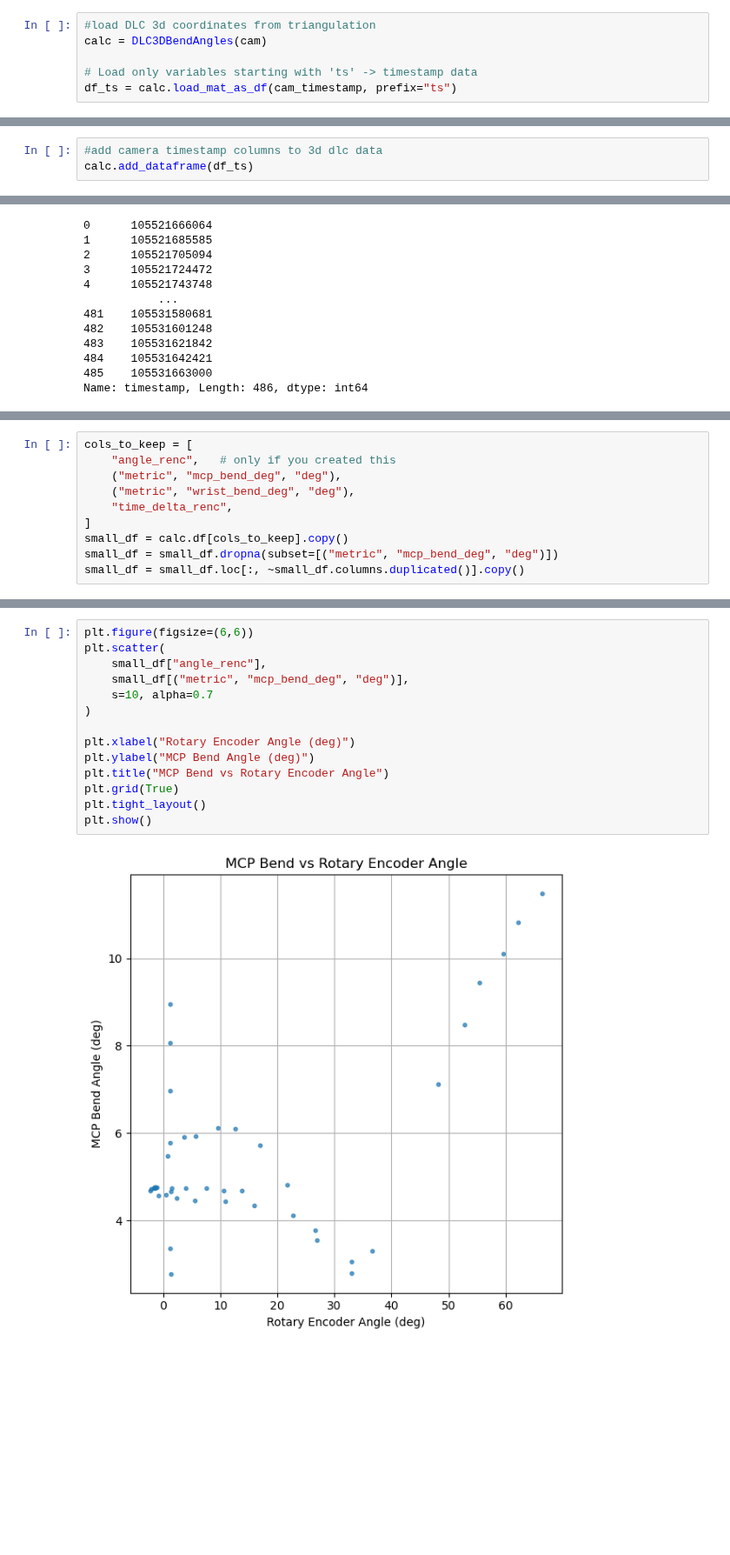
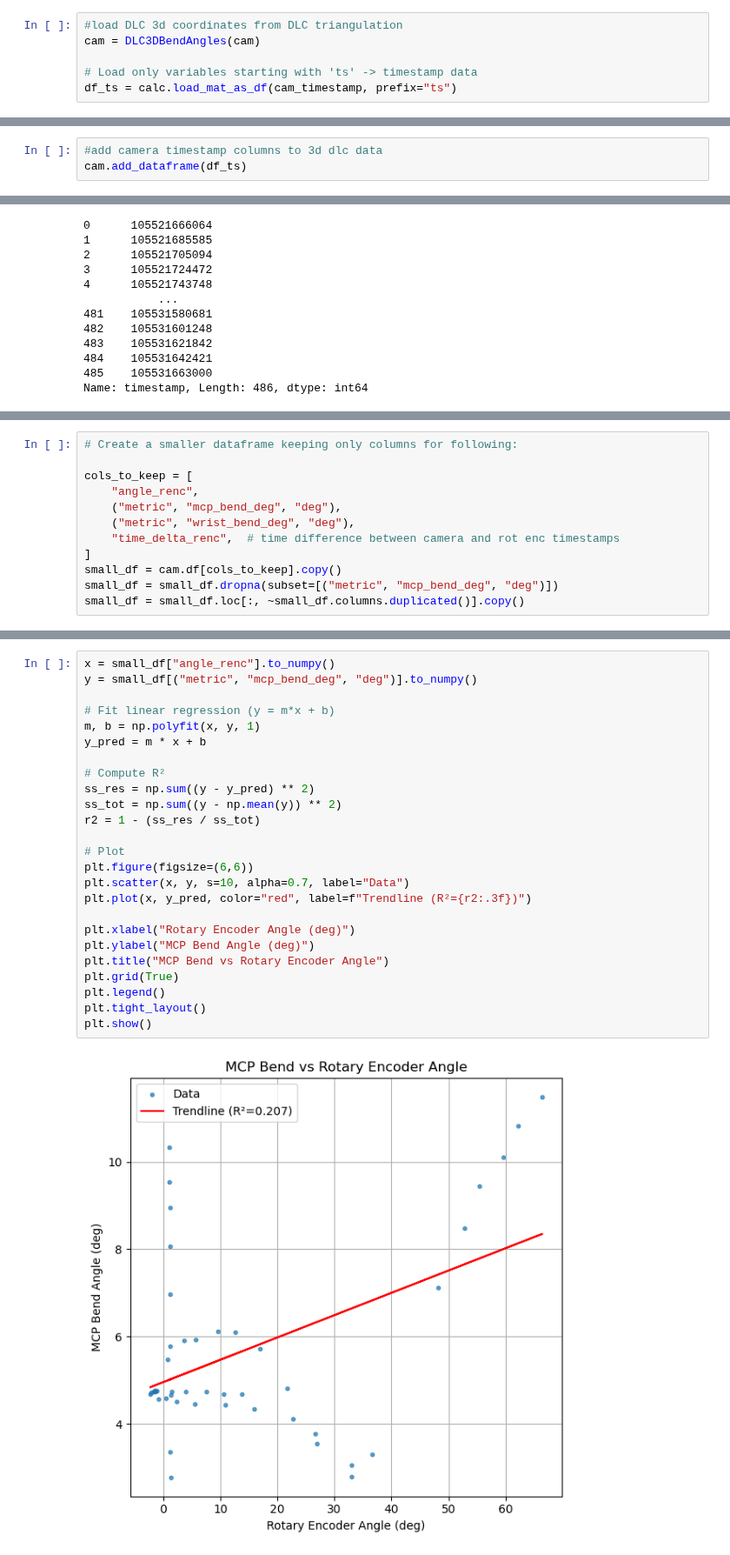
Before and after one commit to neuralengatberkeley/Strain-Sensor-, a Jupyter notebook: Code/analysis/camera_encoder_cal.ipynb, the cells around one changed output, grey strips where cells are left out. Shown at 87% size. Drawn from its saved outputs; the diff is of its cells as text; blank space fills up the shorter version.

Commit message:
completed  camera_encoder_cal notebook

```diff
--- a/Code/analysis/camera_encoder_cal.ipynb
+++ b/Code/analysis/camera_encoder_cal.ipynb
@@ -22,8 +24,8 @@ cam_timestamp = os.path.join(
     "CSV Data/8_13_25/2025_08_13_10_55_23/flir_data.mat"
 )
 # %%
-#load DLC 3d coordinates from triangulation
-calc = DLC3DBendAngles(cam)
+#load DLC 3d coordinates from DLC triangulation
+cam = DLC3DBendAngles(cam)
 
 # Load only variables starting with 'ts' -> timestamp data
 df_ts = calc.load_mat_as_df(cam_timestamp, prefix="ts")
@@ -35,7 +37,7 @@ DataFrame 1: 140 rows
 DataFrame 2: 140 rows
 # %%
 #add camera timestamp columns to 3d dlc data
-calc.add_dataframe(df_ts)
+cam.add_dataframe(df_ts)
 # %% [output]
 |  | scorer | DLC_3D |  |  |  |  |  |  |  |  |  | ... |
 |  | bodyparts | PIP |  |  | MCP |  |  | hand |  |  | forearm | ... |
@@ -199,11 +224,13 @@ calc.attach_encoder_using_match(
 # %%
+# Create a smaller dataframe keeping only columns for following:
+
 cols_to_keep = [
-    "angle_renc",   # only if you created this
+    "angle_renc",
     ("metric", "mcp_bend_deg", "deg"),
     ("metric", "wrist_bend_deg", "deg"),
-    "time_delta_renc",
+    "time_delta_renc",  # time difference between camera and rot enc timestamps
 ]
-small_df = calc.df[cols_to_keep].copy()
+small_df = cam.df[cols_to_keep].copy()
 small_df = small_df.dropna(subset=[("metric", "mcp_bend_deg", "deg")])
 small_df = small_df.loc[:, ~small_df.columns.duplicated()].copy()
 # %%
@@ -229,16 +251,27 @@ small_df
 # %%
+x = small_df["angle_renc"].to_numpy()
+y = small_df[("metric", "mcp_bend_deg", "deg")].to_numpy()
+
+# Fit linear regression (y = m*x + b)
+m, b = np.polyfit(x, y, 1)
+y_pred = m * x + b
+
+# Compute R²
+ss_res = np.sum((y - y_pred) ** 2)
+ss_tot = np.sum((y - np.mean(y)) ** 2)
+r2 = 1 - (ss_res / ss_tot)
+
+# Plot
 plt.figure(figsize=(6,6))
-plt.scatter(
-    small_df["angle_renc"],
-    small_df[("metric", "mcp_bend_deg", "deg")],
-    s=10, alpha=0.7
-)
+plt.scatter(x, y, s=10, alpha=0.7, label="Data")
+plt.plot(x, y_pred, color="red", label=f"Trendline (R²={r2:.3f})")
 
 plt.xlabel("Rotary Encoder Angle (deg)")
 plt.ylabel("MCP Bend Angle (deg)")
 plt.title("MCP Bend vs Rotary Encoder Angle")
 plt.grid(True)
+plt.legend()
 plt.tight_layout()
 plt.show()
 # %% [output]
-[figure, old version]
+[figure, new version]
```
Also changed, not shown: parts of 10 cells of this notebook, 1 other file.
